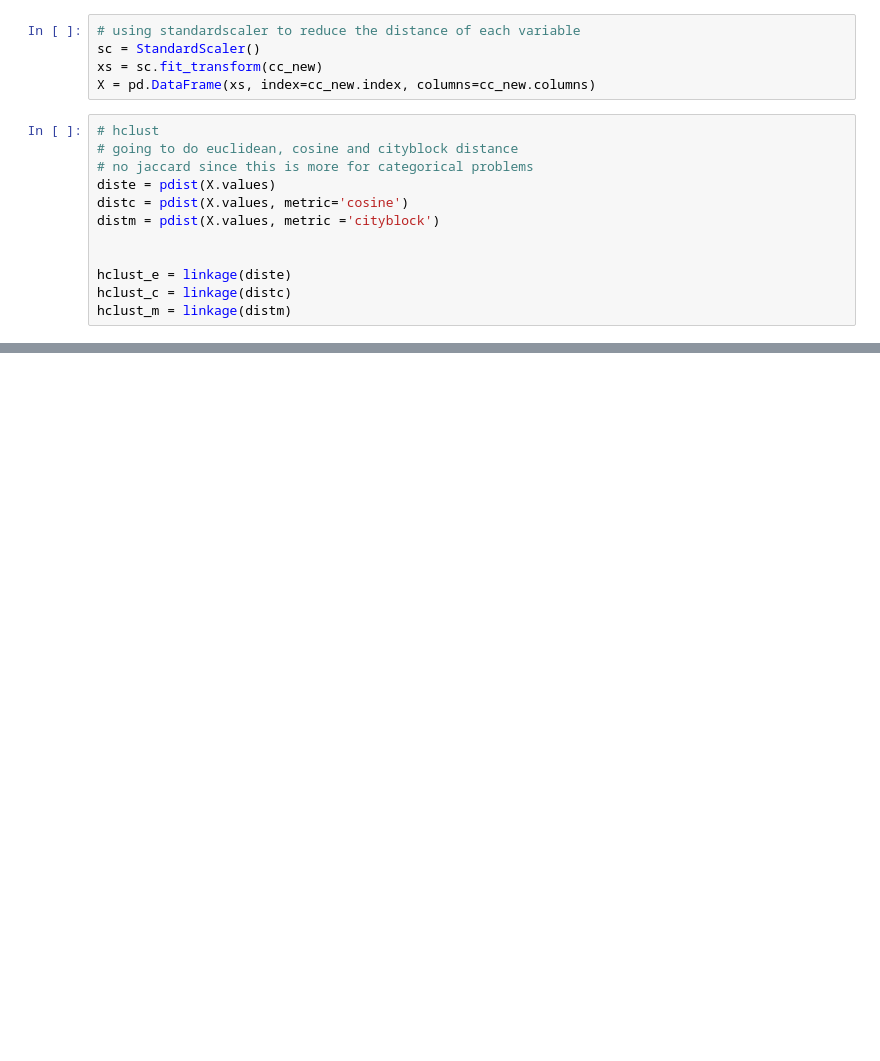
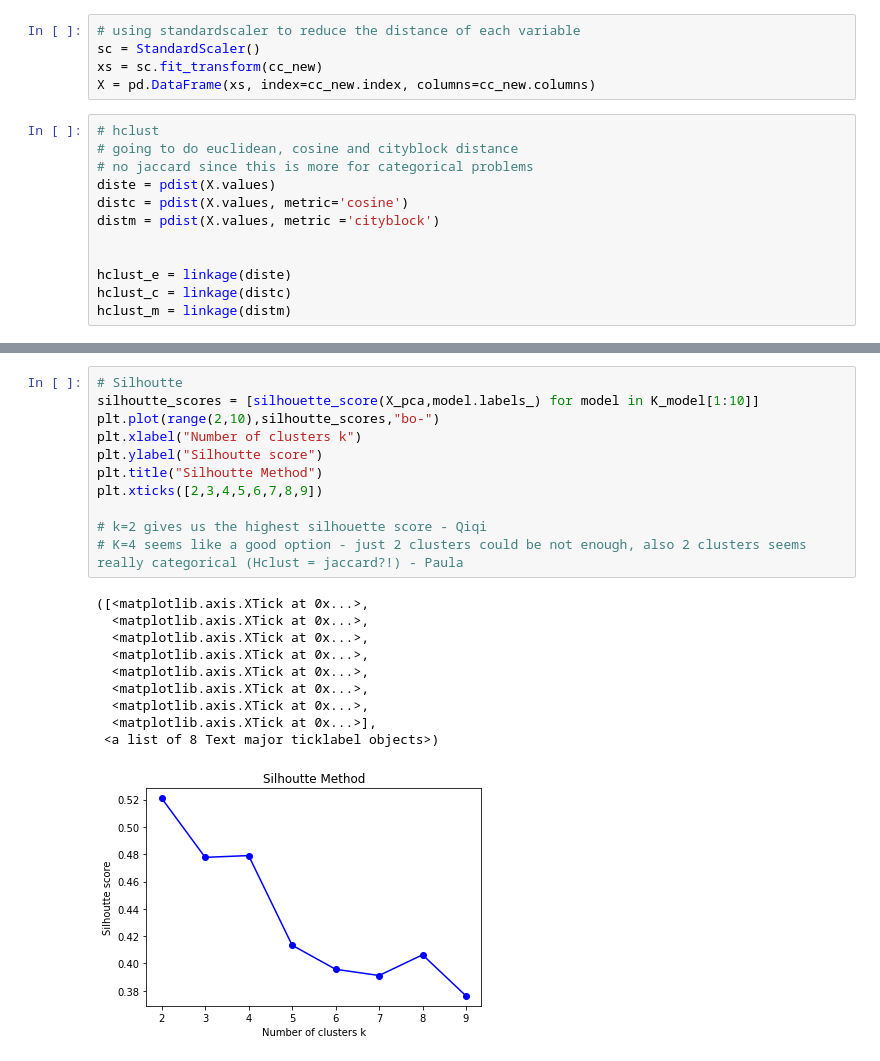
Before and after one commit to PDemacker/BA820-Credit-Card-Project, a Jupyter notebook: cc_pd_2802.ipynb, the cells around one changed output, grey strips where cells are left out. Cells and saved outputs as stored; diff of their text form; blank space fills up the shorter version.

```diff
--- a/cc_pd_2802.ipynb
+++ b/cc_pd_2802.ipynb
@@ -245,0 +289,22 @@ Name: cluster, dtype: int64
+# %%
+# Silhoutte
+silhoutte_scores = [silhouette_score(X_pca,model.labels_) for model in K_model[1:10]]
+plt.plot(range(2,10),silhoutte_scores,"bo-")
+plt.xlabel("Number of clusters k")
+plt.ylabel("Silhoutte score")
+plt.title("Silhoutte Method")
+plt.xticks([2,3,4,5,6,7,8,9])
+
+# k=2 gives us the highest silhouette score - Qiqi
+# K=4 seems like a good option - just 2 clusters could be not enough, also 2 clusters seems really categorical (Hclust = jaccard?!) - Paula
+# %% [output]
+([<matplotlib.axis.XTick at 0x...>,
+  <matplotlib.axis.XTick at 0x...>,
+  <matplotlib.axis.XTick at 0x...>,
+  <matplotlib.axis.XTick at 0x...>,
+  <matplotlib.axis.XTick at 0x...>,
+  <matplotlib.axis.XTick at 0x...>,
+  <matplotlib.axis.XTick at 0x...>,
+  <matplotlib.axis.XTick at 0x...>],
+ <a list of 8 Text major ticklabel objects>)
+[figure, added]
```
Also changed, not shown: parts of 18 cells of this notebook.
